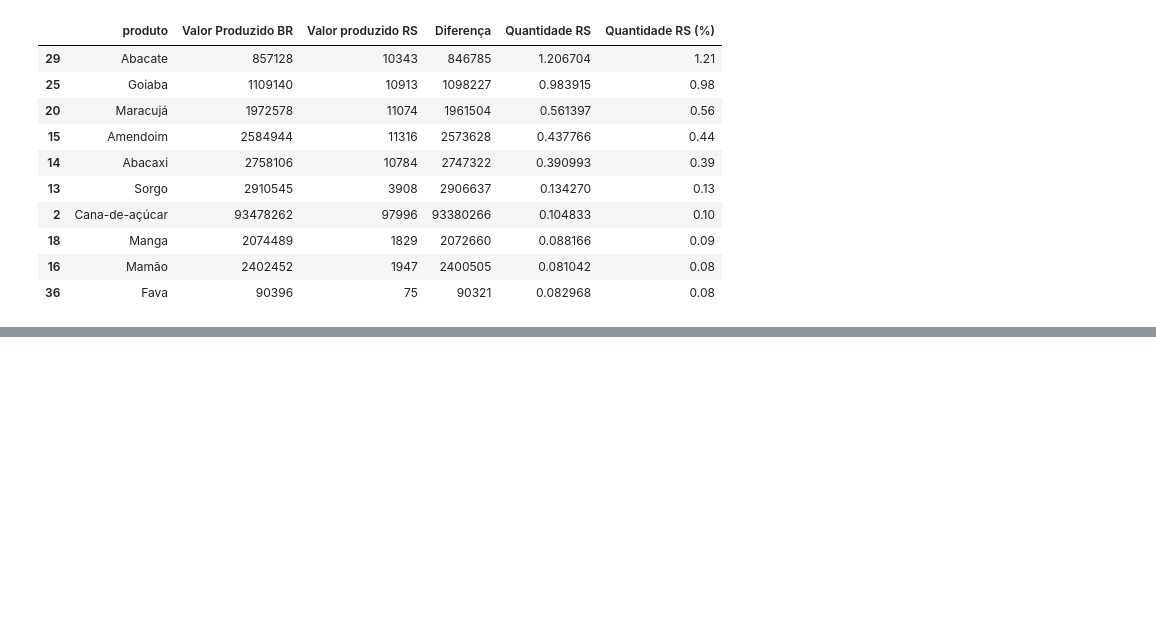
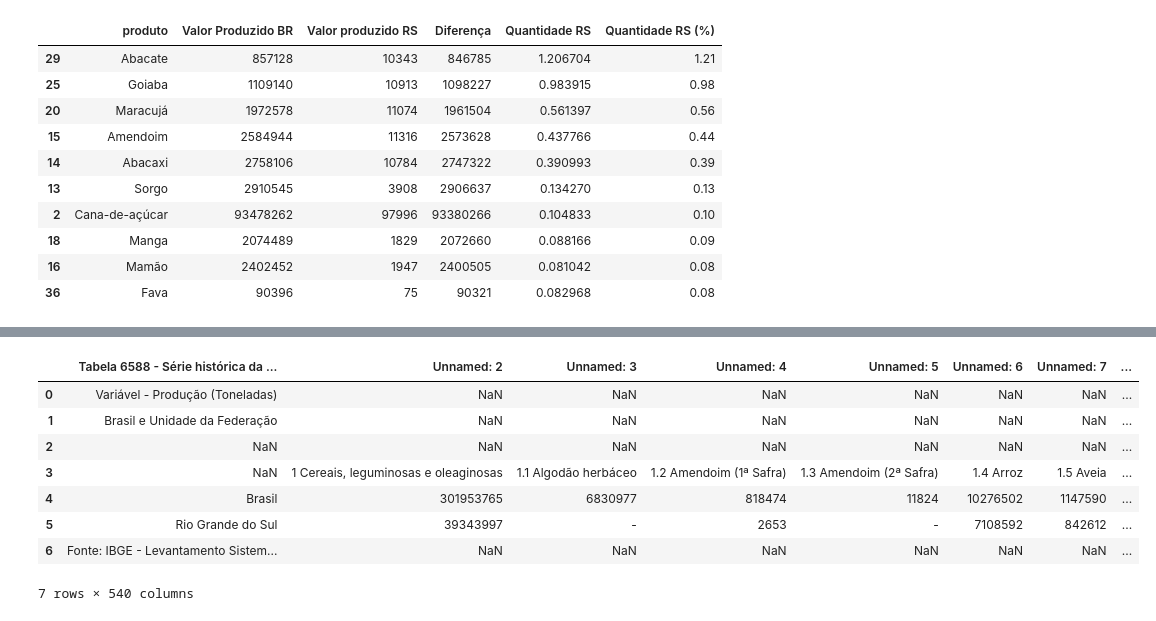
Before and after one commit to JonathanAssisGalan/Projeto-DS, a Jupyter notebook: Producao_BRxRS.ipynb, the cells around one changed output, grey strips where cells are left out. Drawn from its saved outputs; the diff is of its cells as text; code cells hidden in the pictures; blank space fills up the shorter version.

```diff
--- a/Producao_BRxRS.ipynb
+++ b/Producao_BRxRS.ipynb
@@ -458,0 +473,14 @@ fig.show()
+# %%
+producaobrxrs2023 = producaobrxrs2023.drop(columns={'Unnamed: 1'})
+# %%
+producaobrxrs2023
+# %% [output]
+|  | Tabela 6588 - Série histórica da ... | Unnamed: 2 | Unnamed: 3 | Unnamed: 4 | Unnamed: 5 | Unnamed: 6 | Unnamed: 7 | ... |
+| 0 | Variável - Produção (Toneladas) | NaN | NaN | NaN | NaN | NaN | NaN | ... |
+| 1 | Brasil e Unidade da Federação | NaN | NaN | NaN | NaN | NaN | NaN | ... |
+| 2 | NaN | NaN | NaN | NaN | NaN | NaN | NaN | ... |
+| 3 | NaN | 1 Cereais, leguminosas e oleaginosas | 1.1 Algodão herbáceo | 1.2 Amendoim (1ª Safra) | 1.3 Amendoim (2ª Safra) | 1.4 Arroz | 1.5 Aveia | ... |
+| 4 | Brasil | 301953765 | 6830977 | 818474 | 11824 | 10276502 | 1147590 | ... |
+| 5 | Rio Grande do Sul | 39343997 | - | 2653 | - | 7108592 | 842612 | ... |
+| 6 | Fonte: IBGE - Levantamento Sistem... | NaN | NaN | NaN | NaN | NaN | NaN | ... |
+7 rows × 540 columns
```
Also changed, not shown: parts of 4 cells of this notebook, 1 other file.
